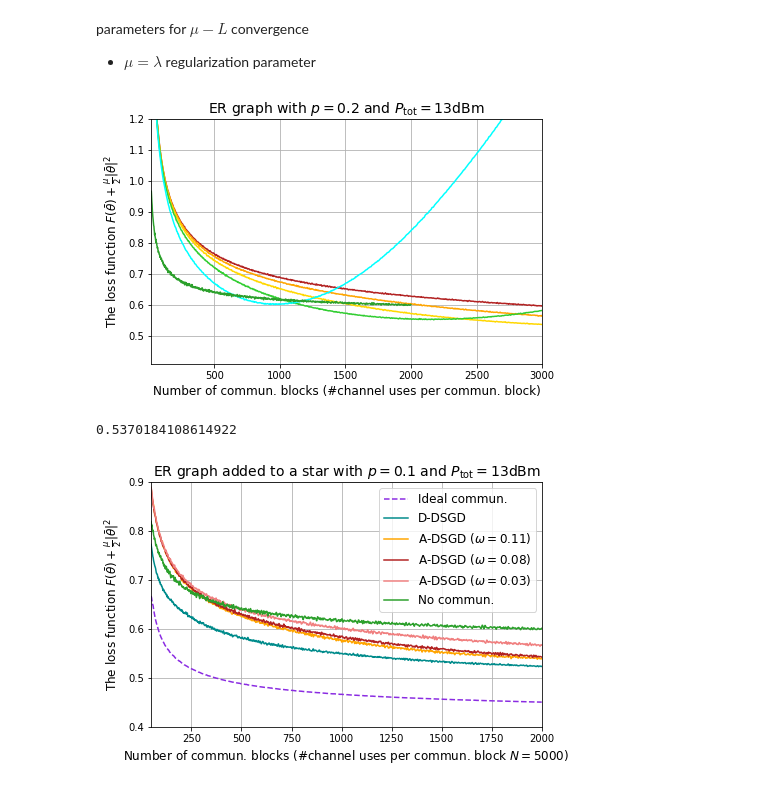
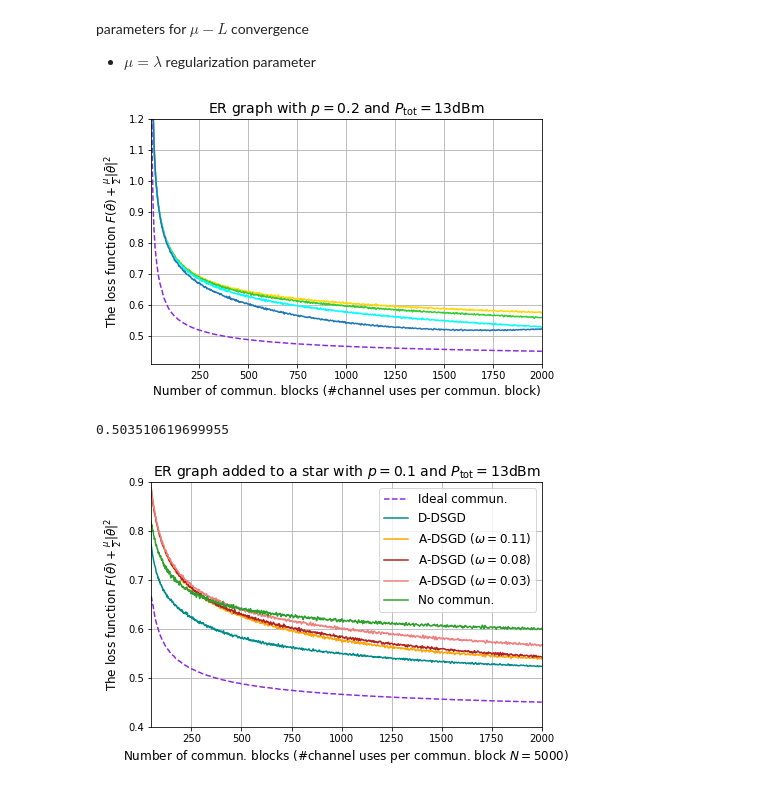
Before and after one commit to Fuzzy-Face/JSAC_FL, a Jupyter notebook: temp.ipynb, the cells around one changed output. Saved outputs shown, nothing was run; the diff lists cells and outputs as text; code cells hidden in the pictures.

```diff
--- a/temp.ipynb
+++ b/temp.ipynb
@@ -114,27 +114,27 @@ CG = PL * (np.abs(CH)) ** 2
 # losseses = np.array(losseses)
 # K = losseses.shape[2]
 # df1 = pd.DataFrame(losseses[0], columns = ['Device_{}'.format(i + 1) for i in range(K)] )
-losseses = pickle.load( open('../repo_jv/data/losseses_SCHEME_5_P_1.00_N_19953_rho_a_10000.00_zeta0_0.0100_rho_a_prime_0.20.pkl', 'rb') )
+losseses = pickle.load( open('../repo_jv/data/pair-wise/losseses_SCHEME_5_P_0.02_N_501_eta0_1.00_zeta0_0.0100_rho_a_0.80.pkl', 'rb') )
 losseses = np.array(losseses)
 df1 = pd.DataFrame(losseses[0], columns = ['Device_{}'.format(i + 1) for i in range(K)] )
 
-losseses = pickle.load( open('../repo_jv/data/losseses_SCHEME_5_P_1.00_N_19953_rho_a_10000.00_zeta0_0.0100_rho_a_prime_0.50.pkl', 'rb') )
+losseses = pickle.load( open('../repo_jv/data/pair-wise/losseses_SCHEME_5_P_0.02_N_1258_eta0_1.00_zeta0_0.0100_rho_a_0.80.pkl', 'rb') )
 losseses = np.array(losseses)
 df2 = pd.DataFrame(losseses[0], columns = ['Device_{}'.format(i + 1) for i in range(K)] )
 
-losseses = pickle.load( open('../repo_jv/data/losseses_SCHEME_5_P_1.00_N_19953_rho_a_10000.00_zeta0_0.0100_rho_a_prime_1.00.pkl', 'rb') )
+losseses = pickle.load( open('../repo_jv/data/pair-wise/losseses_SCHEME_5_P_0.02_N_3162_eta0_1.00_zeta0_0.0100_rho_a_0.80.pkl', 'rb') )
 losseses = np.array(losseses)
 df3 = pd.DataFrame(losseses[0], columns = ['Device_{}'.format(i + 1) for i in range(K)] )
 
-losseses = pickle.load( open('../repo_jv/data/losseses_SCHEME_5_P_1.00_N_19953_rho_a_10000.00_zeta0_0.0100_rho_a_prime_2.00.pkl', 'rb') )
+losseses = pickle.load( open('../repo_jv/data/pair-wise/losseses_SCHEME_5_P_0.02_N_7943_eta0_1.00_zeta0_0.0100_rho_a_0.80.pkl', 'rb') )
 losseses = np.array(losseses)
 df4 = pd.DataFrame(losseses[0], columns = ['Device_{}'.format(i + 1) for i in range(K)] )
 
-losseses = pickle.load( open('../repo_jv/data/losseses_SCHEME_5_P_1.00_N_19953_rho_a_10000.00_zeta0_0.0100_rho_a_prime_5.00.pkl', 'rb') )
+losseses = pickle.load( open('../repo_jv/data/pair-wise/losseses_SCHEME_5_P_0.02_N_19952_eta0_1.00_zeta0_0.0100_rho_a_0.80.pkl', 'rb') )
 losseses = np.array(losseses)
 df5 = pd.DataFrame(losseses[0], columns = ['Device_{}'.format(i + 1) for i in range(K)] )
 
-losseses = pickle.load( open('../repo_jv/data/pair-wise/losseses_SCHEME_5_P_0.02_N_501_eta0_1.00_zeta0_0.0100_rho_a_0.80.pkl', 'rb') )
+losseses = pickle.load( open('../repo_jv/data/pair-wise/losseses_SCHEME_5_P_0.02_N_50118_eta0_1.00_zeta0_0.0100_rho_a_0.80.pkl', 'rb') )
 losseses = np.array(losseses)
 df6 = pd.DataFrame(losseses[0], columns = ['Device_{}'.format(i + 1) for i in range(K)] )
 
@@ -147,30 +147,30 @@ losseses = np.array(losseses)
 df8 = pd.DataFrame(losseses[0], columns = ['Device_{}'.format(i + 1) for i in range(K)] )
 # %%
 fig, ax = plt.subplots(figsize = (7.0,4.5))
-df1.rolling(window = 5).mean().mean(axis = 1).plot(color = 'firebrick', label = 'D-DSGD')
-df2.rolling(window = 5).mean().mean(axis = 1).plot(color = 'orange', label = 'TDMA-based D-DSGD')
+# df1.rolling(window = 5).mean().mean(axis = 1).plot(color = 'firebrick', label = 'D-DSGD')
+# df2.rolling(window = 5).mean().mean(axis = 1).plot(color = 'orange', label = 'TDMA-based D-DSGD')
 df3.rolling(window = 5).mean().mean(axis = 1).plot(color = 'gold', label = 'A-DSGD')
 df4.rolling(window = 5).mean().mean(axis = 1).plot(color = 'limegreen', label = 'TDMA-based A-DSGD')
 df5.rolling(window = 5).mean().mean(axis = 1).plot(color = 'cyan', label = 'TDMA-based A-DSGD')
-# df6.rolling(window = 5).mean().mean(axis = 1).plot(color = 'tab:blue', label = 'TDMA-based A-DSGD')
-# df7.rolling(window = 5).mean().mean(axis = 1).plot(style = '--', color = 'blueviolet', label = 'Ideal commun.')
-df8.rolling(window = 5).mean().mean(axis = 1).plot(color = 'tab:green', label = 'No commun.')
+df6.rolling(window = 5).mean().mean(axis = 1).plot(color = 'tab:blue', label = 'TDMA-based A-DSGD')
+df7.rolling(window = 5).mean().mean(axis = 1).plot(style = '--', color = 'blueviolet', label = 'Ideal commun.')
+# df8.rolling(window = 5).mean().mean(axis = 1).plot(color = 'tab:green', label = 'No commun.')
 
 plt.xlabel(r'Number of commun. blocks (#channel uses per commun. block)', fontsize = 12)
 plt.ylabel(r'The loss function $F(\bar{\theta}) + \frac{\mu}{2}\|\bar{\theta}\|^2$', fontsize = 12)
 plt.title(r'ER graph with $p = 0.2$ and $P_{\rm tot} = 13$dBm', fontsize = 14)
-plt.xlim((20, 3000))
+plt.xlim((5, 2000))
 plt.ylim((0.41, 1.20))
 plt.grid()
 # plt.legend(loc = 'upper right', fontsize = 12)
 # plt.savefig('C:/Users/Helen/documents/visiting_research@KCL/D2D_DSGD/repo_jv/fig/comp_loss_vs_commun_small_N.pdf',format='pdf', dpi=600)
 plt.show()
 # %% [output]
-[figure, old version]
+[figure, new version]
 # %%
 df3.rolling(window = 5).mean().mean(axis = 1).min()
 # %% [output]
-0.5370184108614922
+0.503510619699955
 # %%
 # For an ER graph of connectivity probability of p = 0.10 generated based on a STAR
 # standard DSGD
```
Also changed, not shown: parts of 5 cells of this notebook, 1 other file.
